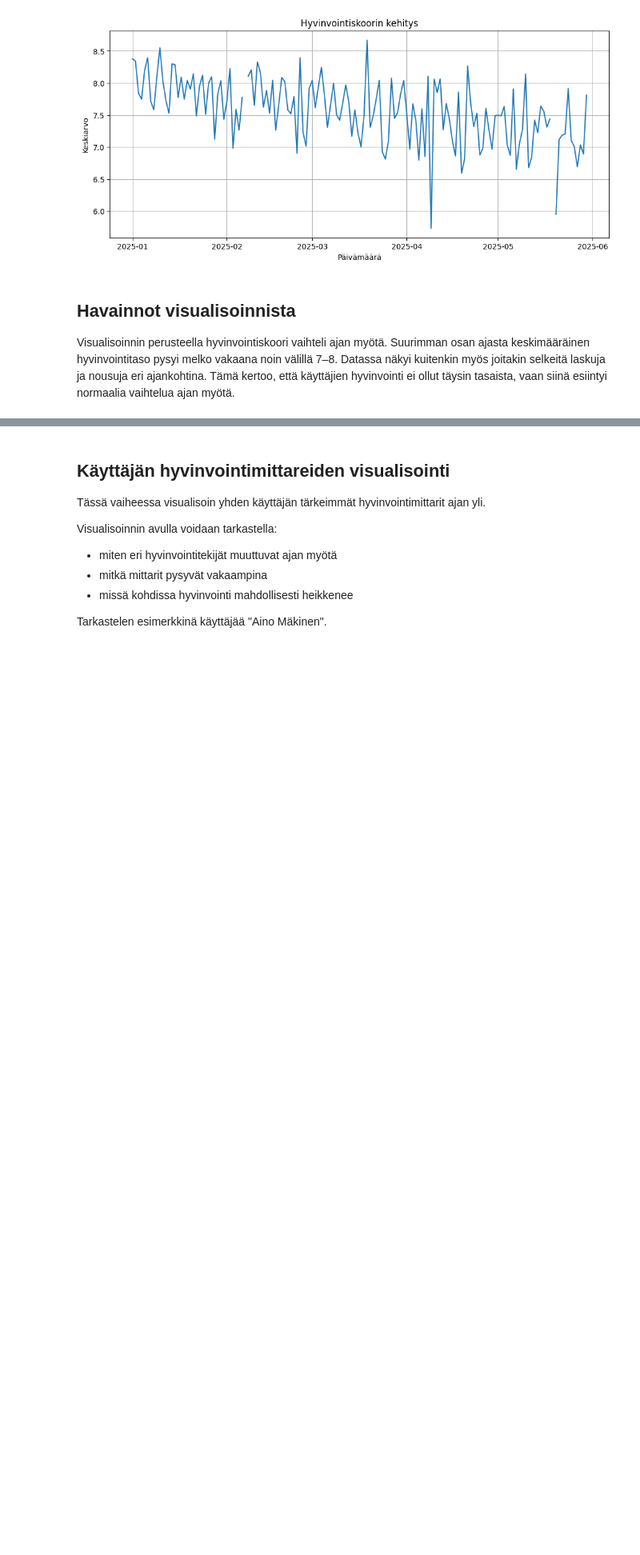
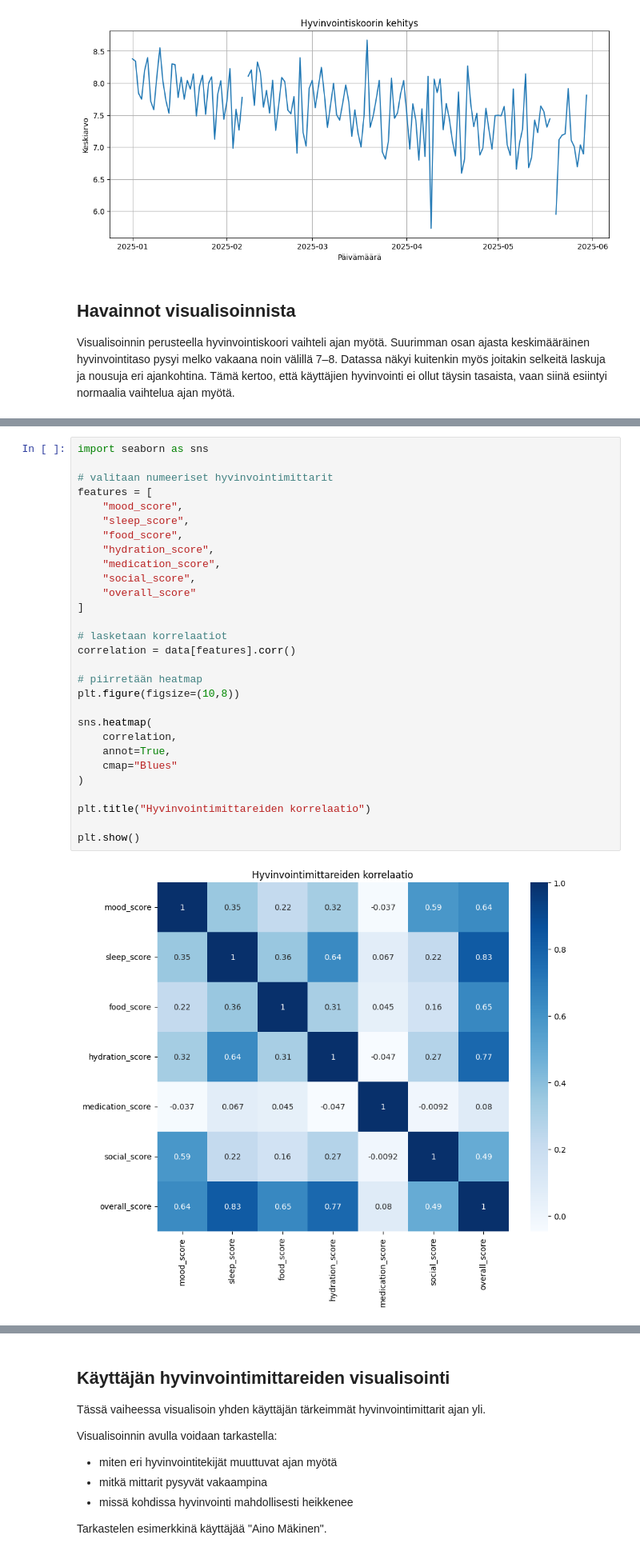
Before and after one commit to TanjaMel/welfare-bot-data-analysis, a Jupyter notebook: notebooks/1_eda.ipynb, the cells around one changed output, grey strips where cells are left out. Shown at 80% size. Cells and saved outputs as stored; diff of their text form; blank space fills up the shorter version.

Commit message:
Improve visualizations and correlation analysis

```diff
--- a/notebooks/1_eda.ipynb
+++ b/notebooks/1_eda.ipynb
@@ -263,0 +273,31 @@ Tämä kertoo, että käyttäjien hyvinvointi ei ollut täysin tasaista, vaan si
+# %%
+import seaborn as sns
+
+# valitaan numeeriset hyvinvointimittarit
+features = [
+    "mood_score",
+    "sleep_score",
+    "food_score",
+    "hydration_score",
+    "medication_score",
+    "social_score",
+    "overall_score"
+]
+
+# lasketaan korrelaatiot
+correlation = data[features].corr()
+
+# piirretään heatmap
+plt.figure(figsize=(10,8))
+
+sns.heatmap(
+    correlation,
+    annot=True,
+    cmap="Blues"
+)
+
+plt.title("Hyvinvointimittareiden korrelaatio")
+
+plt.show()
+# %% [output]
+[figure, added]
```
Also changed, not shown: parts of 2 cells of this notebook, 12 other files.
